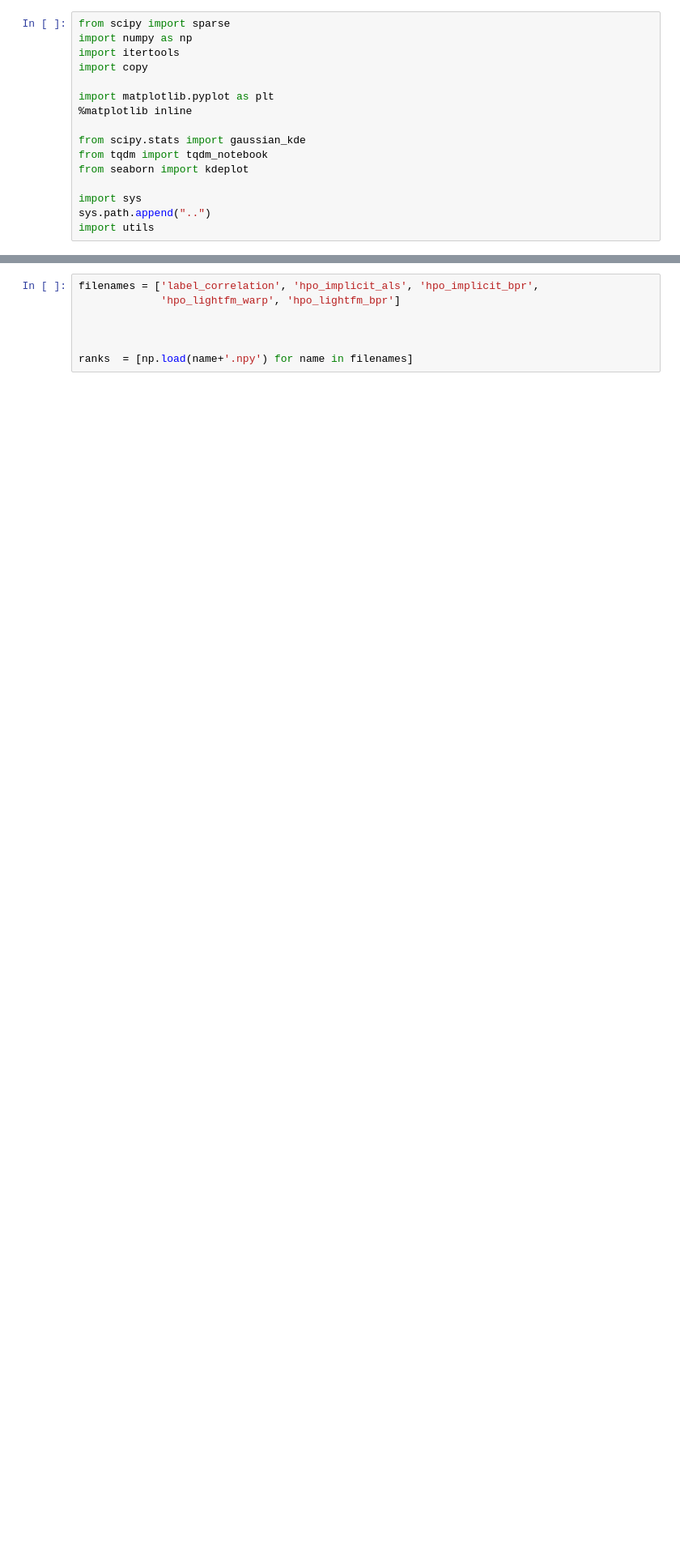
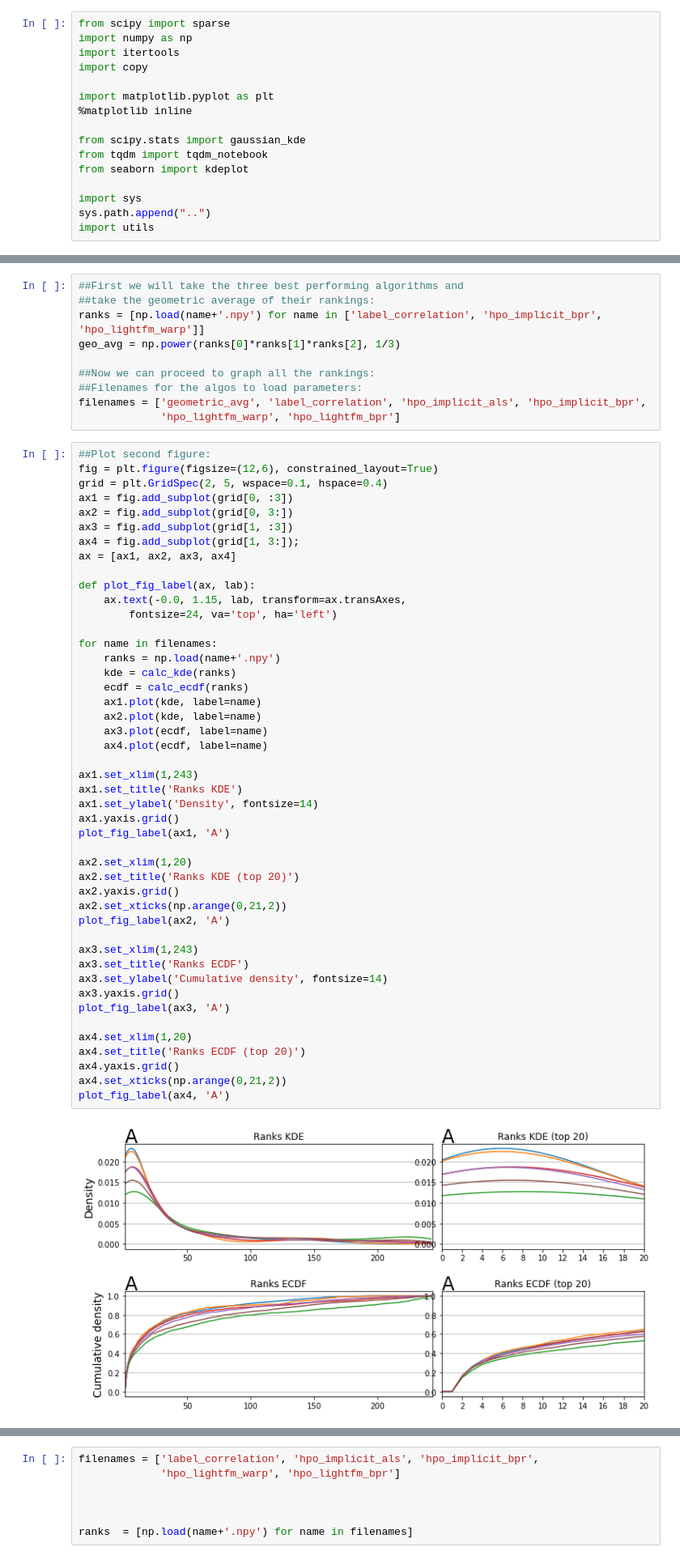
Before and after one commit to ljmartin/molrec, a Jupyter notebook: time_split/code_scrapbook.ipynb, the cells around one changed output, grey strips where cells are left out. Shown at 81% size. Saved outputs shown, nothing was run; the diff lists cells and outputs as text; blank space fills up the shorter version.

Commit message:
update figures

```diff
--- a/time_split/code_scrapbook.ipynb
+++ b/time_split/code_scrapbook.ipynb
@@ -16,0 +28,58 @@ import utils
+# %%
+##First we will take the three best performing algorithms and
+##take the geometric average of their rankings:
+ranks = [np.load(name+'.npy') for name in ['label_correlation', 'hpo_implicit_bpr', 'hpo_lightfm_warp']]
+geo_avg = np.power(ranks[0]*ranks[1]*ranks[2], 1/3)
+
+##Now we can proceed to graph all the rankings:
+##Filenames for the algos to load parameters:
+filenames = ['geometric_avg', 'label_correlation', 'hpo_implicit_als', 'hpo_implicit_bpr',
+             'hpo_lightfm_warp', 'hpo_lightfm_bpr']
+# %%
+##Plot second figure:
+fig = plt.figure(figsize=(12,6), constrained_layout=True)
+grid = plt.GridSpec(2, 5, wspace=0.1, hspace=0.4)
+ax1 = fig.add_subplot(grid[0, :3])
+ax2 = fig.add_subplot(grid[0, 3:])
+ax3 = fig.add_subplot(grid[1, :3])
+ax4 = fig.add_subplot(grid[1, 3:]);
+ax = [ax1, ax2, ax3, ax4]
+
+def plot_fig_label(ax, lab):
+    ax.text(-0.0, 1.15, lab, transform=ax.transAxes,
+        fontsize=24, va='top', ha='left')
+
+for name in filenames:
+    ranks = np.load(name+'.npy')
+    kde = calc_kde(ranks)
+    ecdf = calc_ecdf(ranks)
+    ax1.plot(kde, label=name)
+    ax2.plot(kde, label=name)
+    ax3.plot(ecdf, label=name)
+    ax4.plot(ecdf, label=name)
+
+ax1.set_xlim(1,243)
+ax1.set_title('Ranks KDE')
+ax1.set_ylabel('Density', fontsize=14)
+ax1.yaxis.grid()
+plot_fig_label(ax1, 'A')
+
+ax2.set_xlim(1,20)
+ax2.set_title('Ranks KDE (top 20)')
+ax2.yaxis.grid()
+ax2.set_xticks(np.arange(0,21,2))
+plot_fig_label(ax2, 'A')
+
+ax3.set_xlim(1,243)
+ax3.set_title('Ranks ECDF')
+ax3.set_ylabel('Cumulative density', fontsize=14)
+ax3.yaxis.grid()
+plot_fig_label(ax3, 'A')
+
+ax4.set_xlim(1,20)
+ax4.set_title('Ranks ECDF (top 20)')
+ax4.yaxis.grid()
+ax4.set_xticks(np.arange(0,21,2))
+plot_fig_label(ax4, 'A')
+# %% [output]
+[figure, added]
```
Also changed, not shown: parts of 16 cells of this notebook, 9 other files.
